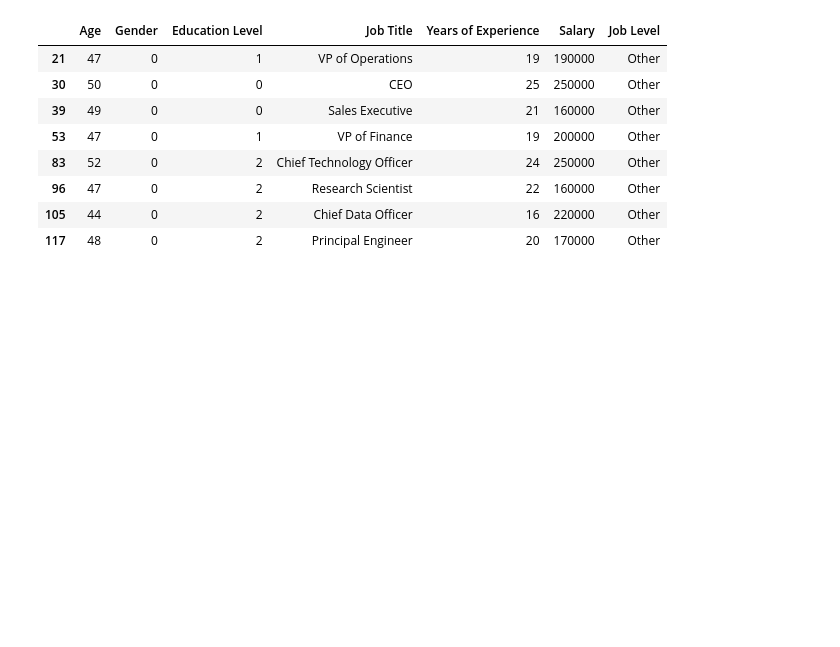
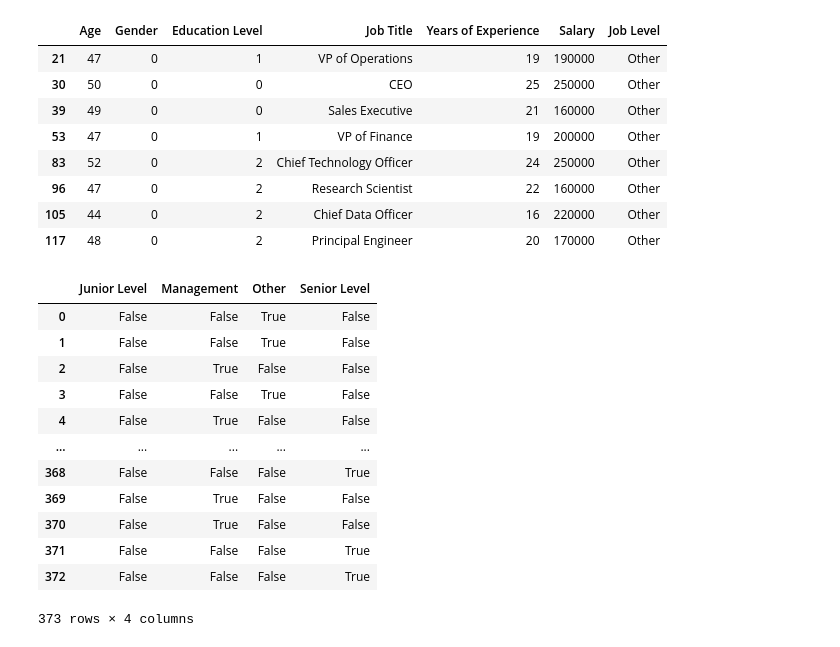
Before and after one commit to Sarajml98/salary-data-analysis, a Jupyter notebook: salary.ipynb, the cells around one changed output. Cells and saved outputs as stored; diff of their text form; code cells hidden in the pictures; blank space fills up the shorter version.

```diff
--- a/salary.ipynb
+++ b/salary.ipynb
@@ -614,3 +614,19 @@ df[(df["Job Level"]=="Other")&(df["Salary"] > 150000)]
 | 96 | 47 | 0 | 2 | Research Scientist | 22 | 160000 | Other |
 | 105 | 44 | 0 | 2 | Chief Data Officer | 16 | 220000 | Other |
 | 117 | 48 | 0 | 2 | Principal Engineer | 20 | 170000 | Other |
+# %%
+pd.get_dummies(df["Job Level"])
+# %% [output]
+|  | Junior Level | Management | Other | Senior Level |
+| 0 | False | False | True | False |
+| 1 | False | False | True | False |
+| 2 | False | True | False | False |
+| 3 | False | False | True | False |
+| 4 | False | True | False | False |
+| ... | ... | ... | ... | ... |
+| 368 | False | False | False | True |
+| 369 | False | True | False | False |
+| 370 | False | True | False | False |
+| 371 | False | False | False | True |
+| 372 | False | False | False | True |
+373 rows × 4 columns
```
Also changed, not shown: parts of 13 cells of this notebook.
